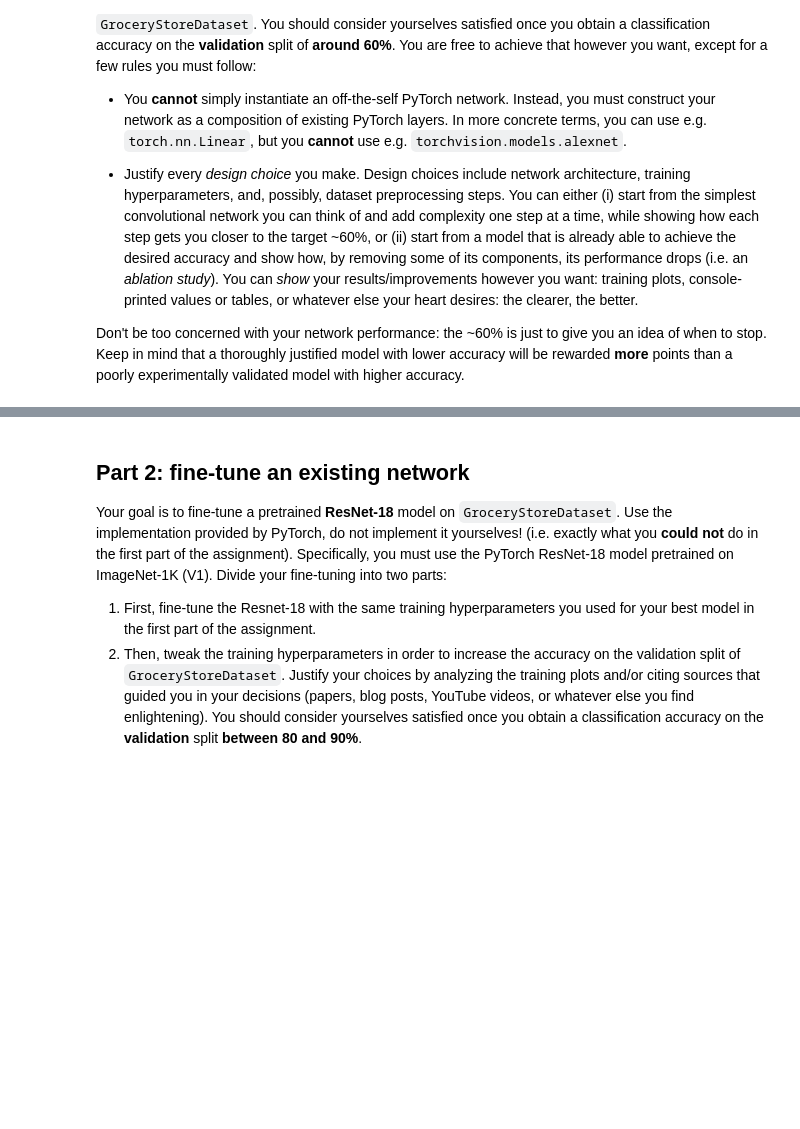
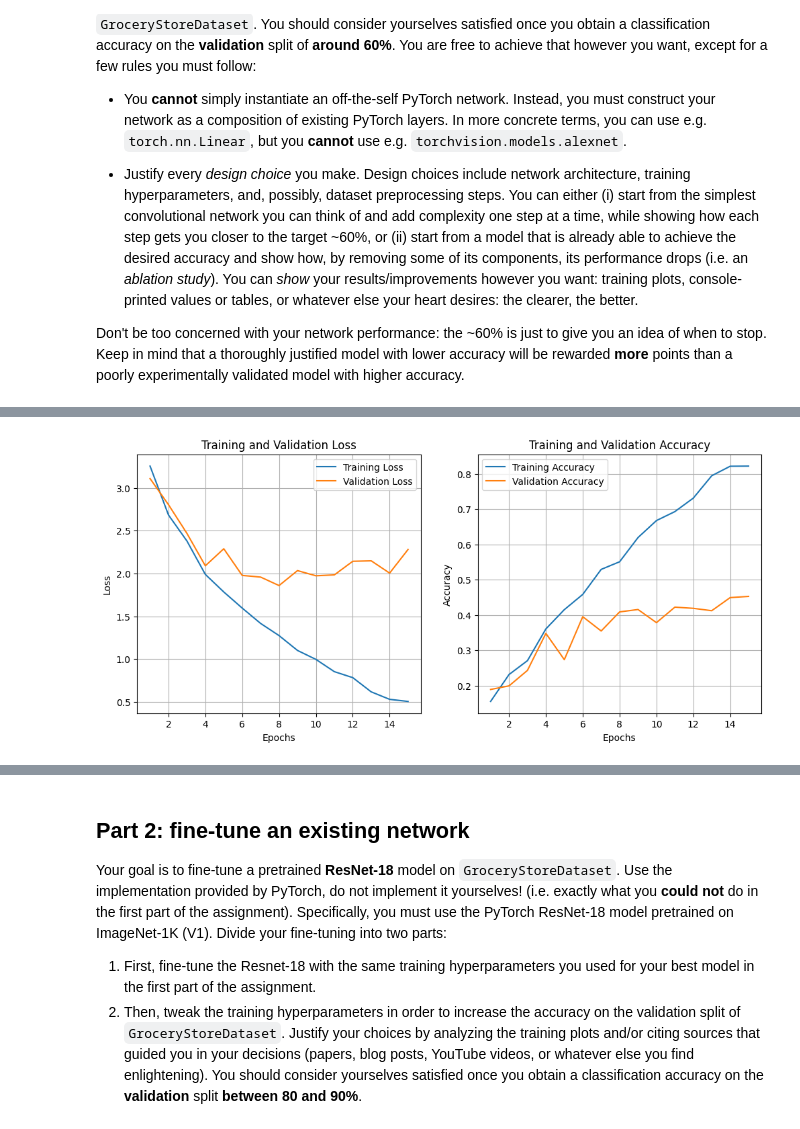
Before and after one commit to ncridlig/IPCV-UniBo, a Jupyter notebook: module2/assignment_module_2.ipynb, the cells around one changed output, grey strips where cells are left out. Cells and saved outputs as stored; diff of their text form; code cells hidden in the pictures; blank space fills up the shorter version.

```diff
--- a/module2/assignment_module_2.ipynb
+++ b/module2/assignment_module_2.ipynb
@@ -364,0 +396,4 @@ with torch.no_grad():
+# %%
+# Hyperparameters
+learning_rate = 0.001
+num_epochs = 15
@@ -364,0 +498,17 @@ with torch.no_grad():
+# %%
+# Device configuration
+device = torch.device('cuda' if torch.cuda.is_available() else 'cpu')
+
+# Initialize the model, loss function, and optimizer
+model = Model2(n_classes=n_classes).to(device)
+optimizer = Adam(model.parameters(), lr=learning_rate)
+
+best_val_acc_2, best_params_2, best_epoch_2 = train_loop(
+    model,
+    train_dl,
+    num_epochs,
+    optimizer,
+    val_dl,
+    verbose=True
+)
+# %% [output]
@@ -364,0 +522 @@ with torch.no_grad():
+[figure, added]
```
Also changed, not shown: parts of 83 cells of this notebook, 3 other files.
